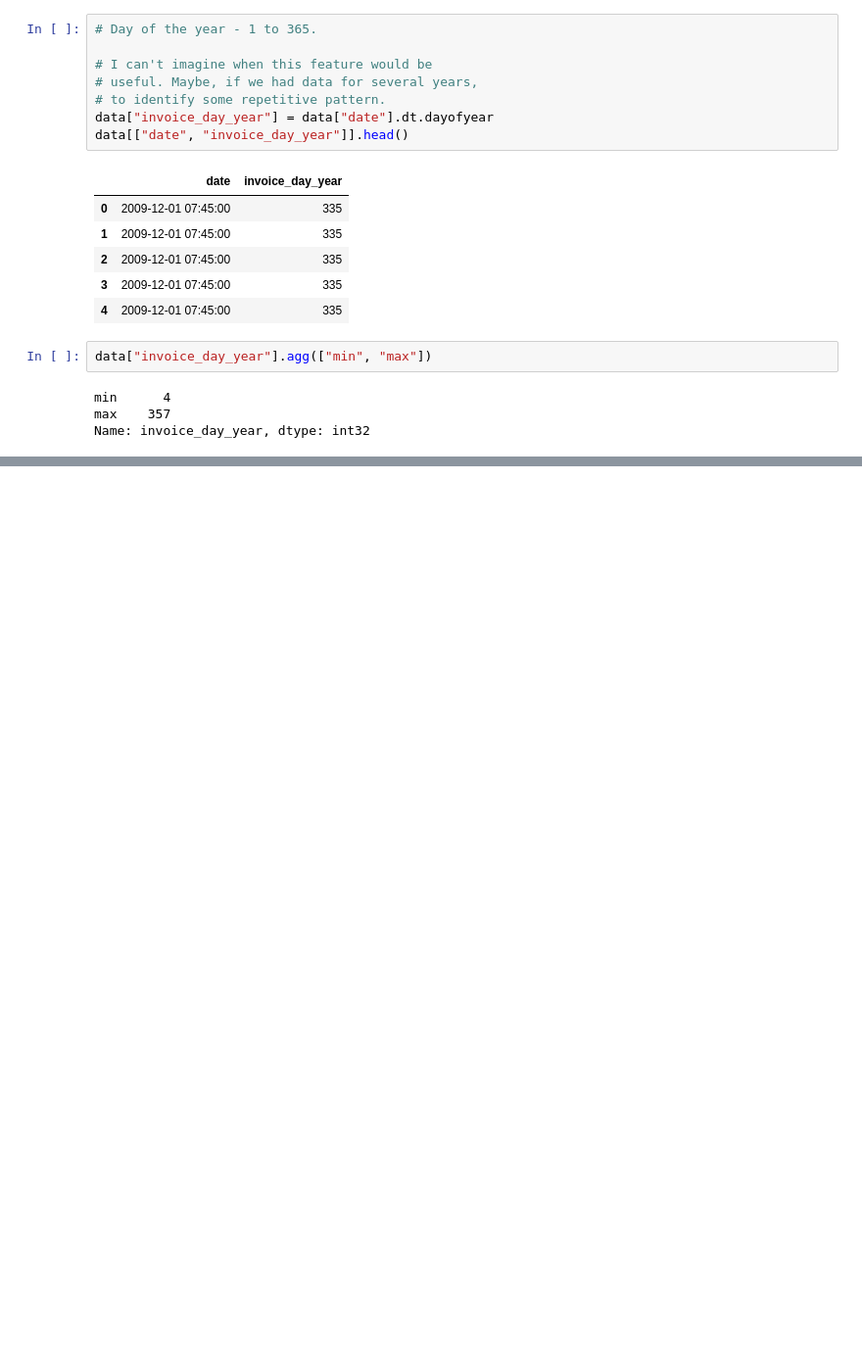
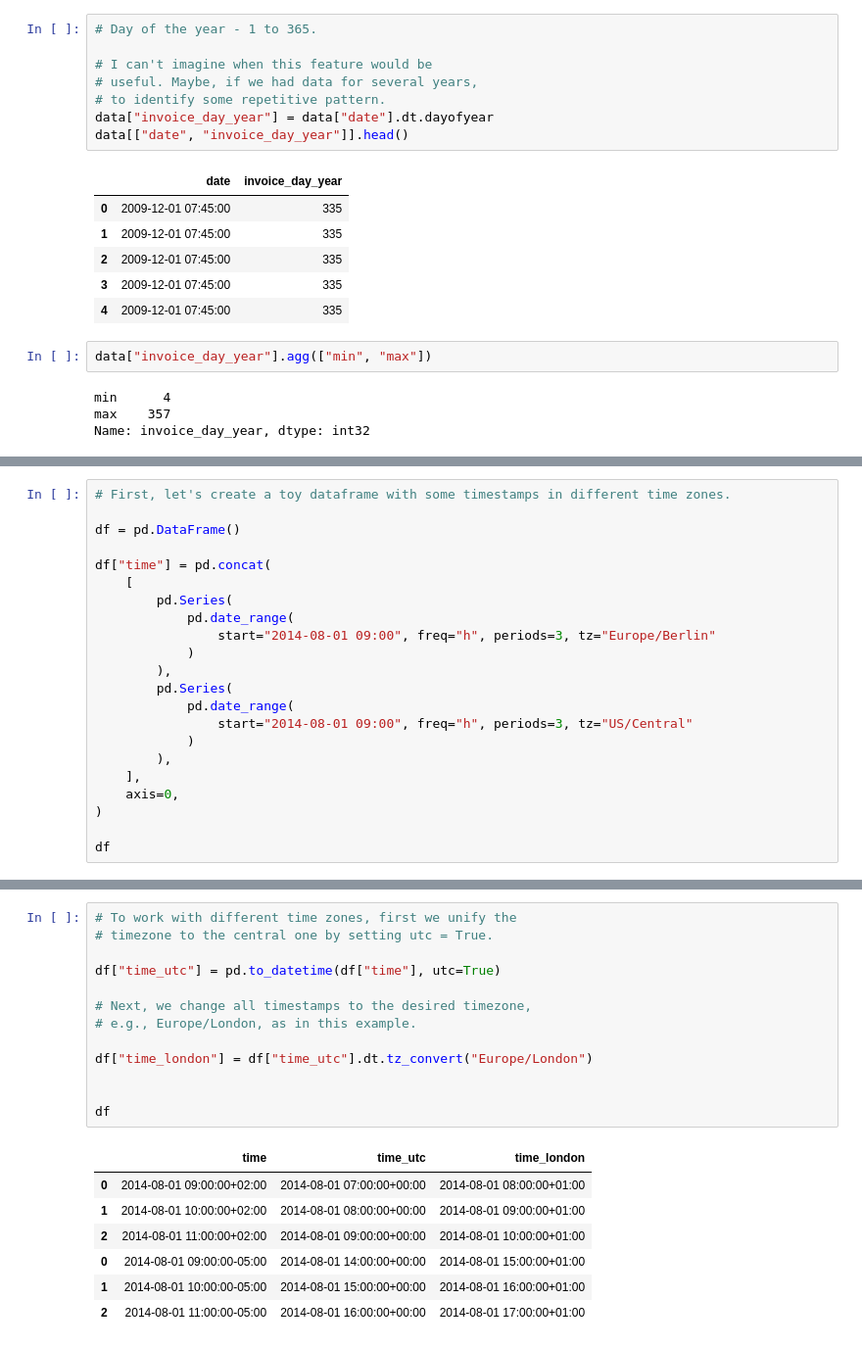
Before and after one commit to yungshun317/pd-algo-trading, a Jupyter notebook: feature_engineering.ipynb, the cells around one changed output, grey strips where cells are left out. Shown at 98% size. Cells and saved outputs as stored; diff of their text form; blank space fills up the shorter version.

```diff
--- a/feature_engineering.ipynb
+++ b/feature_engineering.ipynb
@@ -1791,0 +1887,22 @@ Name: invoice_day_year, dtype: int32
+# %%
+# First, let's create a toy dataframe with some timestamps in different time zones.
+
+df = pd.DataFrame()
+
+df["time"] = pd.concat(
+    [
+        pd.Series(
+            pd.date_range(
+                start="2014-08-01 09:00", freq="h", periods=3, tz="Europe/Berlin"
+            )
+        ),
+        pd.Series(
+            pd.date_range(
+                start="2014-08-01 09:00", freq="h", periods=3, tz="US/Central"
+            )
+        ),
+    ],
+    axis=0,
+)
+
+df
@@ -1791,0 +1917,21 @@ Name: invoice_day_year, dtype: int32
+# %%
+# To work with different time zones, first we unify the
+# timezone to the central one by setting utc = True.
+
+df["time_utc"] = pd.to_datetime(df["time"], utc=True)
+
+# Next, we change all timestamps to the desired timezone,
+# e.g., Europe/London, as in this example.
+
+df["time_london"] = df["time_utc"].dt.tz_convert("Europe/London")
+
+
+df
+# %% [output]
+|  | time | time_utc | time_london |
+| 0 | 2014-08-01 09:00:00+02:00 | 2014-08-01 07:00:00+00:00 | 2014-08-01 08:00:00+01:00 |
+| 1 | 2014-08-01 10:00:00+02:00 | 2014-08-01 08:00:00+00:00 | 2014-08-01 09:00:00+01:00 |
+| 2 | 2014-08-01 11:00:00+02:00 | 2014-08-01 09:00:00+00:00 | 2014-08-01 10:00:00+01:00 |
+| 0 | 2014-08-01 09:00:00-05:00 | 2014-08-01 14:00:00+00:00 | 2014-08-01 15:00:00+01:00 |
+| 1 | 2014-08-01 10:00:00-05:00 | 2014-08-01 15:00:00+00:00 | 2014-08-01 16:00:00+01:00 |
+| 2 | 2014-08-01 11:00:00-05:00 | 2014-08-01 16:00:00+00:00 | 2014-08-01 17:00:00+01:00 |
```
Also changed, not shown: parts of 10 cells of this notebook.
